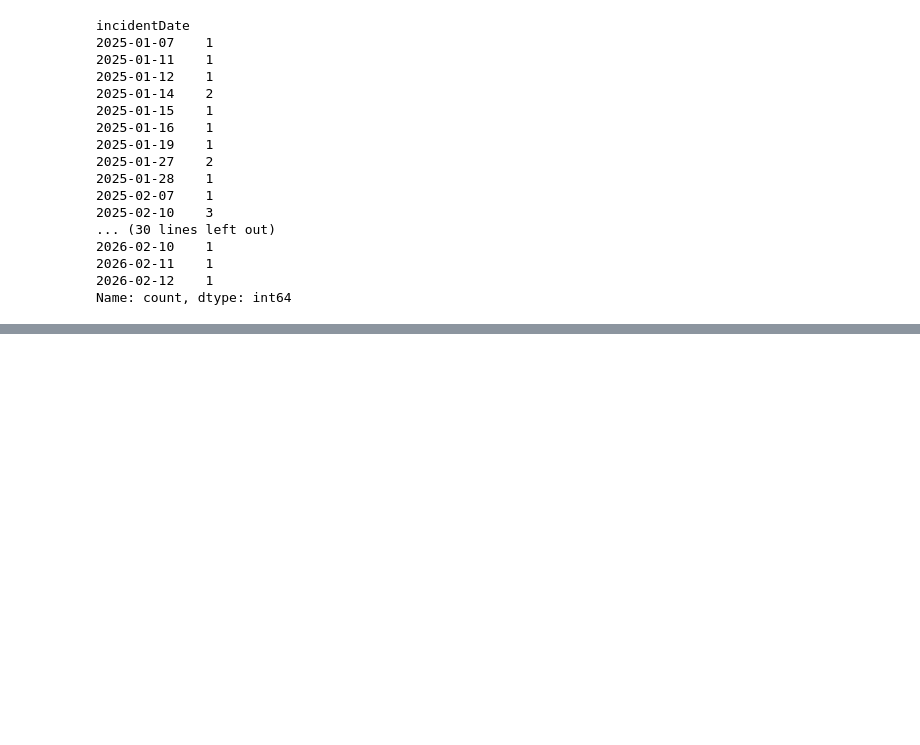
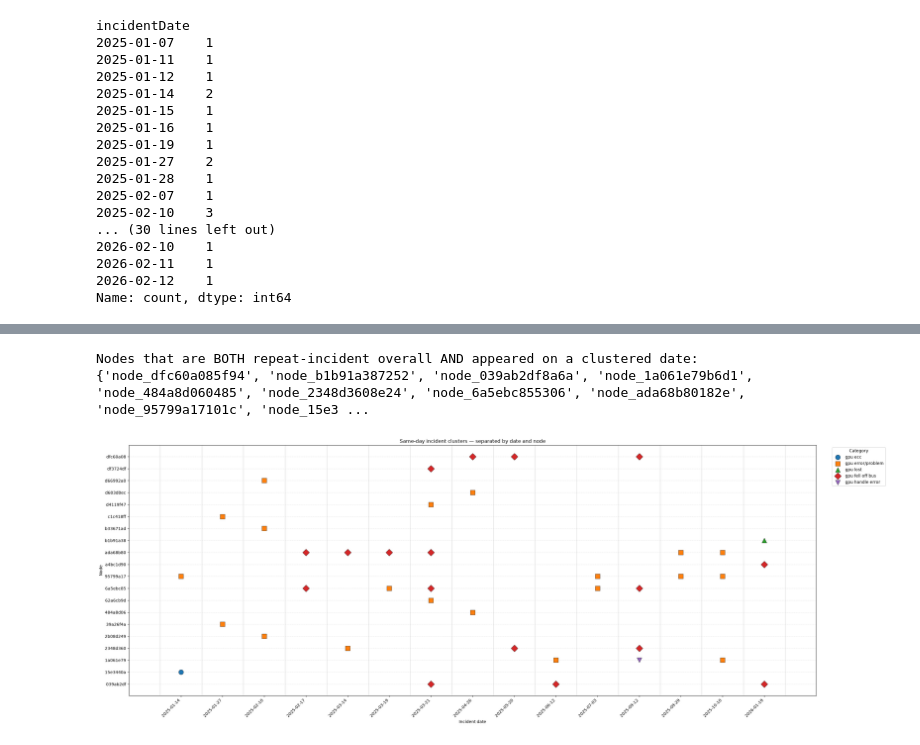
Before and after one commit to Deepak1520/msc-thesis-edge-gpu-anomaly-detection, a Jupyter notebook: notebook/eda_incident_events.ipynb, the cells around one changed output, grey strips where cells are left out. Drawn from its saved outputs; the diff is of its cells as text; code cells hidden in the pictures; blank space fills up the shorter version.

Commit message:
further EDA on incident_events data

```diff
--- a/notebook/eda_incident_events.ipynb
+++ b/notebook/eda_incident_events.ipynb
@@ -286,3 +292,11 @@ incidentDate
 2026-02-11    1
 2026-02-12    1
 Name: count, dtype: int64
+# %%
+# isolate dates where MULTIPLE DIFFERENT nodes had incidents on the same day
+multi_node_dates = df.groupby('incidentDate')['node'].nunique()
+multi_node_dates = multi_node_dates[multi_node_dates > 1]
+print(multi_node_dates)
+
+print('Total dates with multi-node clusters:', len(multi_node_dates))
+print('Total incidents involved in these clusters:', multi_node_dates.sum())
@@ -288,0 +389,11 @@ Name: count, dtype: int64
+# %%
+# nodes that appear on clustered dates AND are also repeat-incident nodes overall
+cluster_nodes = set(cluster_rows['node'].unique())
+repeat_nodes_overall = set(incidents_per_node[incidents_per_node > 1].index)
+
+nodes_both = cluster_nodes & repeat_nodes_overall
+print('Nodes that are BOTH repeat-incident overall AND appeared on a clustered date:')
+print(nodes_both)
+# %% [output]
+Nodes that are BOTH repeat-incident overall AND appeared on a clustered date:
+{'node_dfc60a085f94', 'node_b1b91a387252', 'node_039ab2df8a6a', 'node_1a061e79b6d1', 'node_484a8d060485', 'node_2348d3608e24', 'node_6a5ebc855306', 'node_ada68b80182e', 'node_95799a17101c', 'node_15e3 ...
@@ -288,0 +413,45 @@ Name: count, dtype: int64
+# %%
+import matplotlib.pyplot as plt
+
+cluster_df = df[df['incidentDate'].isin(multi_node_dates.index)].copy()
+cluster_df['date_str'] = cluster_df['incidentDate'].dt.strftime('%Y-%m-%d')
+cluster_df['node_short'] = cluster_df['node'].str.replace('node_', '').str[:8]
+
+dates_sorted = sorted(cluster_df['date_str'].unique())
+nodes_sorted = sorted(cluster_df['node_short'].unique())
+
+categories = cluster_df['category'].unique()
+colors = plt.cm.tab10.colors
+markers = ['o', 's', '^', 'D', 'v', 'P', 'X']
+category_style = {
+    cat: (colors[i % len(colors)], markers[i % len(markers)])
+    for i, cat in enumerate(categories)
+}
+
+fig, ax = plt.subplots(figsize=(max(8, len(dates_sorted) * 1.8), max(4, len(nodes_sorted) * 0.5)))
+
+# vertical separators between each date group for clear visual separation
+for i in range(len(dates_sorted) + 1):
+    ax.axvline(i - 0.5, color='lightgray', linewidth=0.8, zorder=0)
+
+for cat in categories:
+    color, marker = category_style[cat]
+    sub = cluster_df[cluster_df['category'] == cat]
+    x = [dates_sorted.index(d) for d in sub['date_str']]
+    y = [nodes_sorted.index(n) for n in sub['node_short']]
+    ax.scatter(x, y, label=cat, color=color, marker=marker, s=140, edgecolor='black', linewidth=0.5, zorder=3)
+
+ax.set_xticks(range(len(dates_sorted)))
+ax.set_xticklabels(dates_sorted, rotation=45, ha='right')
+ax.set_yticks(range(len(nodes_sorted)))
+ax.set_yticklabels(nodes_sorted)
+
+ax.set_xlabel('Incident date')
+ax.set_ylabel('Node')
+ax.set_title('Same-day incident clusters — separated by date and node')
+ax.legend(title='Category', bbox_to_anchor=(1.02, 1), loc='upper left')
+ax.grid(axis='y', linestyle='--', alpha=0.3, zorder=0)
+plt.tight_layout()
+plt.show()
+# %% [output]
+[figure, added]
```
Also changed, not shown: parts of 32 cells of this notebook.
